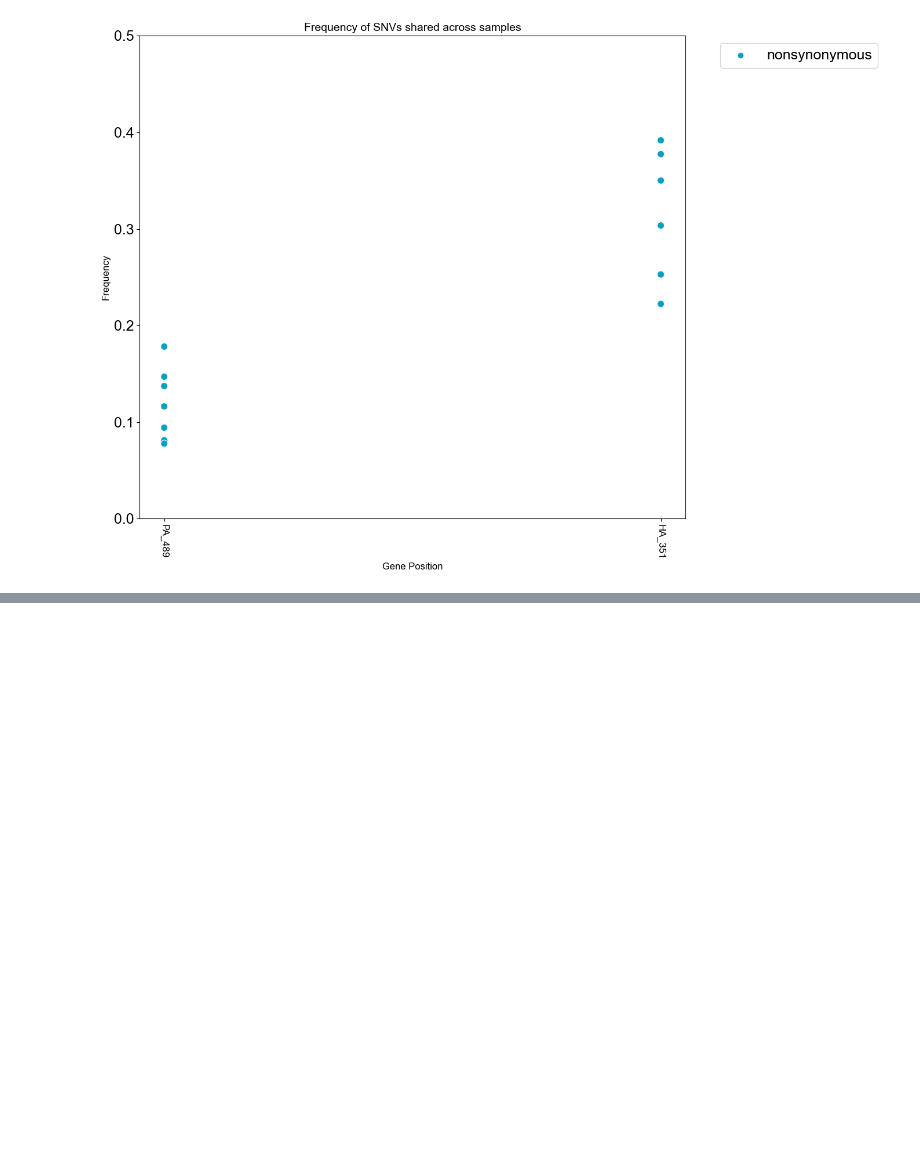
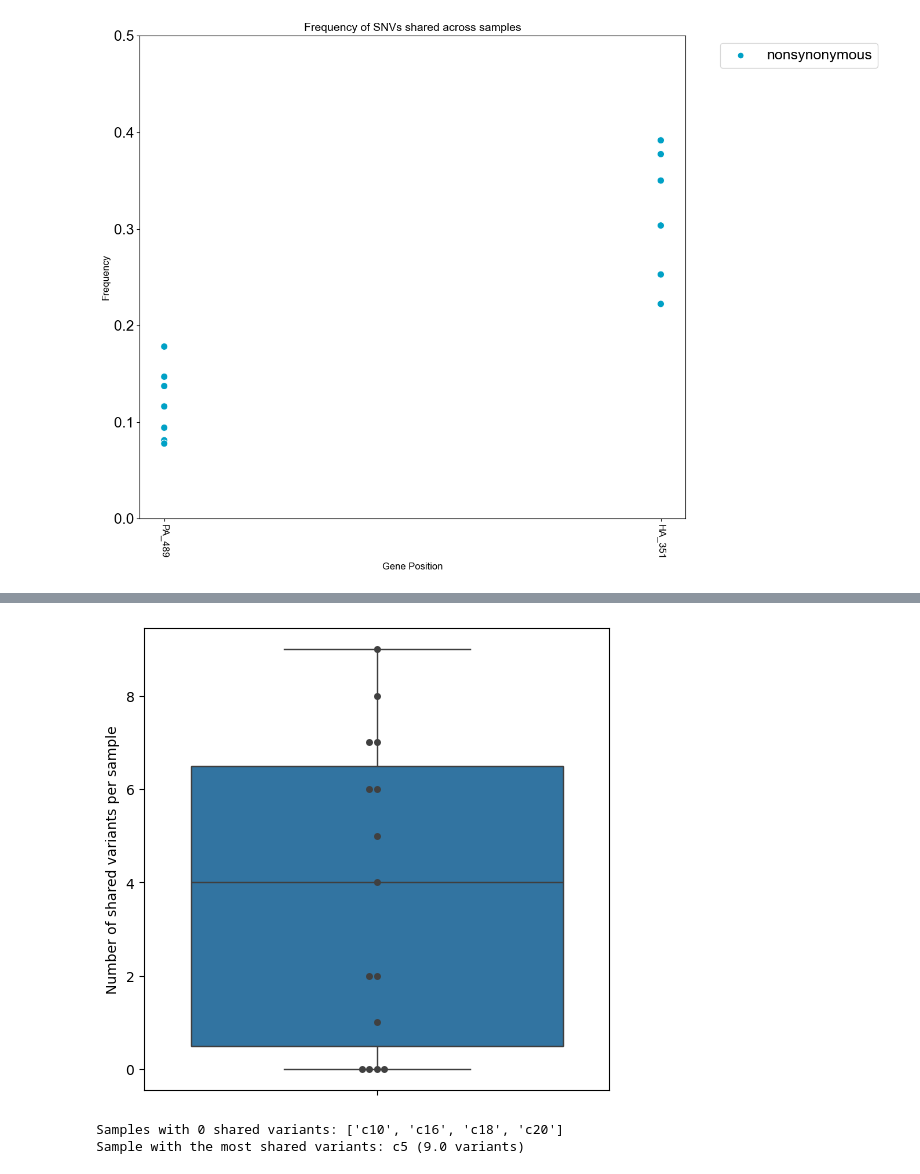
Before and after one commit to moncla-lab/canine-h3n2-within-host-evo, a Jupyter notebook: canine_samples/prelim_analysis.ipynb, the cells around one changed output, grey strips where cells are left out. Saved outputs shown, nothing was run; the diff lists cells and outputs as text; code cells hidden in the pictures; blank space fills up the shorter version.

```diff
--- a/canine_samples/prelim_analysis.ipynb
+++ b/canine_samples/prelim_analysis.ipynb
@@ -1363,0 +1372,24 @@ The palette list has more values (4) than needed (1), which may not be intended.
+# %%
+
+shared_variants = variant_pivot['shared'].reset_index()
+
+plt.figure(figsize=(6,6))
+sns.boxplot(y='shared', data=shared_variants)
+sns.swarmplot(y='shared', data=shared_variants, color=".25")  # optional, shows individual points
+plt.ylabel('Number of shared variants per sample')
+plt.show()
+
+# Find the sample with the most shared variants
+max_shared_sample = variant_pivot['shared'].idxmax()
+max_shared_count = variant_pivot['shared'].max()
+
+# Samples with 0 shared variants
+zero_shared_samples = variant_pivot[variant_pivot['shared'] == 0].index.tolist()
+
+print("Samples with 0 shared variants:", zero_shared_samples)
+
+print(f"Sample with the most shared variants: {max_shared_sample} ({max_shared_count} variants)")
+# %% [output]
+[figure, added]
+Samples with 0 shared variants: ['c10', 'c16', 'c18', 'c20']
+Sample with the most shared variants: c5 (9.0 variants)
```
Also changed, not shown: parts of 13 cells of this notebook, 1 other file.
